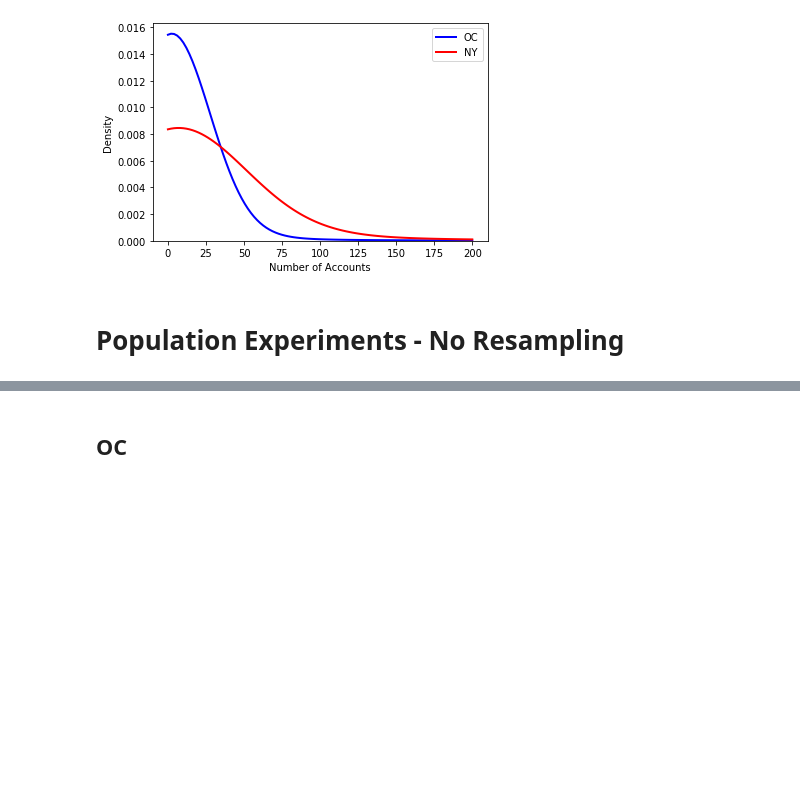
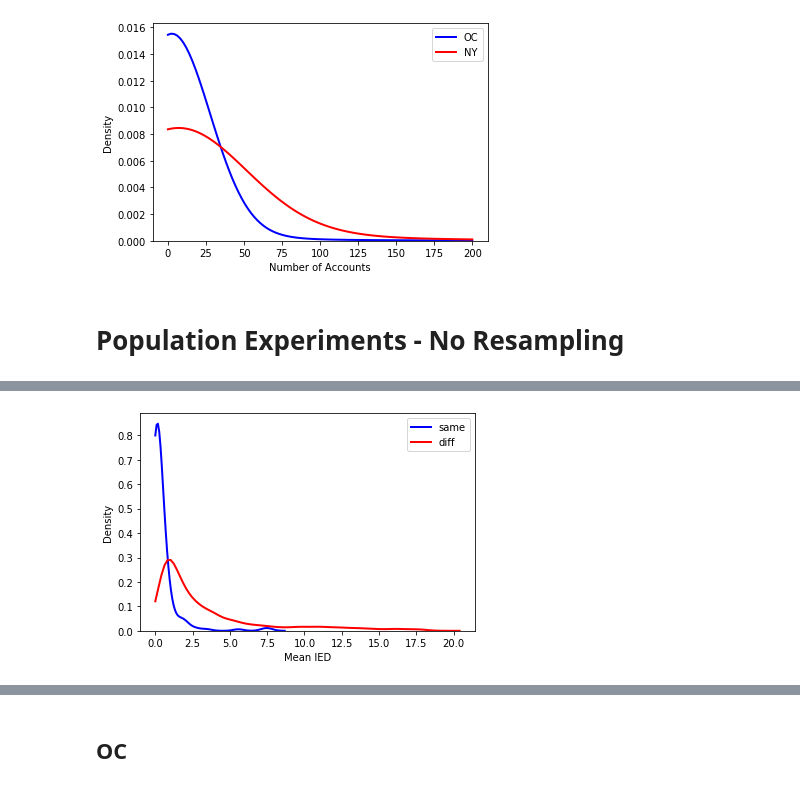
Before and after one commit to galbraic/spatial-assocr, a Jupyter notebook: notebooks/DFRWS_EU_2020.ipynb, the cells around one changed output, grey strips where cells are left out. Cells and saved outputs as stored; diff of their text form; code cells hidden in the pictures; blank space fills up the shorter version.

```diff
--- a/notebooks/DFRWS_EU_2020.ipynb
+++ b/notebooks/DFRWS_EU_2020.ipynb
@@ -441,0 +559,4 @@ def population_scores(mpp):
+# %%
+ny_rslt = pd.read_csv(os.path.join(ny_directory, "population_score_func_vals.csv"))
+ny_rslt['same'] = (ny_rslt.a == ny_rslt.b).astype(bool)
+ny_rslt.head()
@@ -441,0 +570,24 @@ def population_scores(mpp):
+# %%
+ny_same = ny_rslt.loc[ny_rslt.a == ny_rslt.b, ]
+ny_diff = ny_rslt.loc[ny_rslt.a != ny_rslt.b, ]
+# %%
+var = 'ied_mn_wt_event'
+ax = sns.kdeplot(
+    ny_same[var],
+    color = 'blue',
+    lw=2,
+    clip=(0,30),
+    label='same'
+)
+ax = sns.kdeplot(
+    ny_diff[var],
+    color = 'red',
+    lw=2,
+    clip=(0,30),
+    label='diff'
+)
+ax.set(ylabel="Density")
+ax.set(xlabel="Mean IED")
+plt.show()
+# %% [output]
+[figure, added]
```
Also changed, not shown: parts of 55 cells of this notebook, 7 other files.
